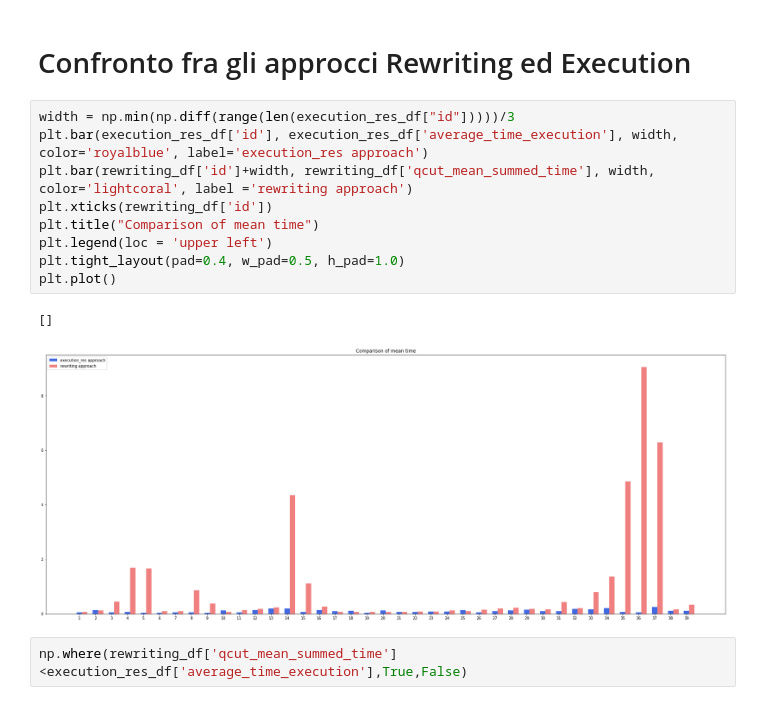
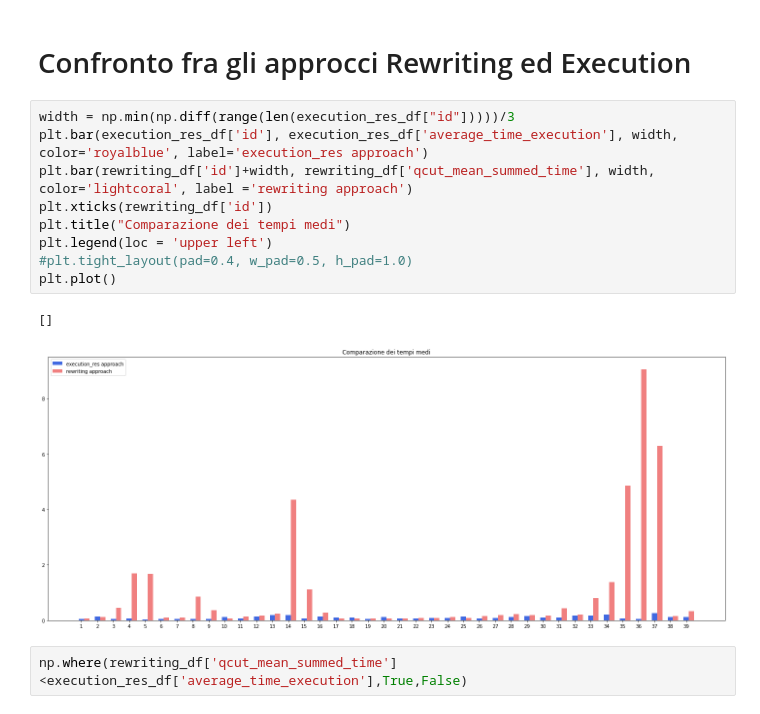
Before and after one commit to Nicogs43/KNN_coverage_constraint_query, a Jupyter notebook: Analysis_df_.ipynb, the cells around one changed output. Drawn from its saved outputs; the diff is of its cells as text.

```diff
--- a/Analysis_df_.ipynb
+++ b/Analysis_df_.ipynb
@@ -187,15 +175,15 @@ https://www.ibm.com/docs/en/db2/11.5?topic=concepts-selectivity-predicates
 # %%
 width = np.min(np.diff(range(len(execution_res_df["id"]))))/3
 plt.bar(execution_res_df['id'], execution_res_df['average_time_execution'], width, color='royalblue', label='execution_res approach')
 plt.bar(rewriting_df['id']+width, rewriting_df['qcut_mean_summed_time'], width, color='lightcoral', label ='rewriting approach')
 plt.xticks(rewriting_df['id'])
-plt.title("Comparison of mean time")
+plt.title("Comparazione dei tempi medi")
 plt.legend(loc = 'upper left')
-plt.tight_layout(pad=0.4, w_pad=0.5, h_pad=1.0)
+#plt.tight_layout(pad=0.4, w_pad=0.5, h_pad=1.0)
 plt.plot()
 # %% [output]
 []
-[figure, old version]
+[figure, new version]
 # %%
 np.where(rewriting_df['qcut_mean_summed_time']<execution_res_df['average_time_execution'],True,False)
 # %% [output]
```
Also changed, not shown: parts of 15 cells of this notebook.
